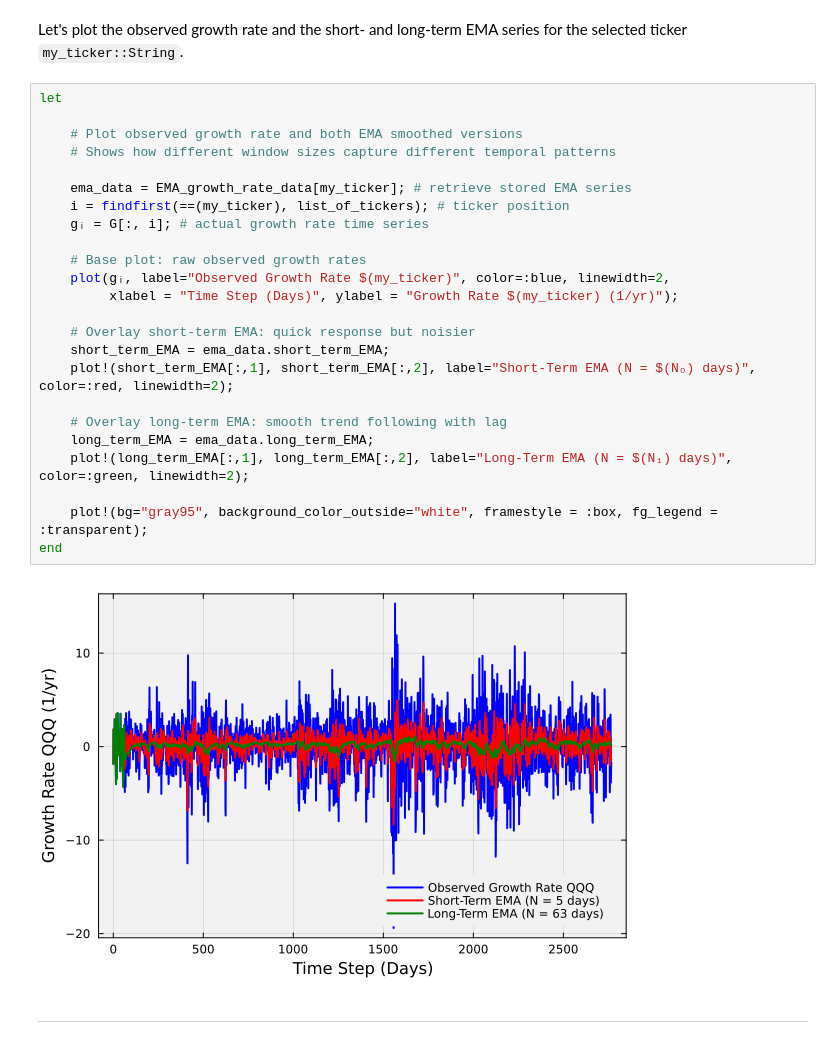
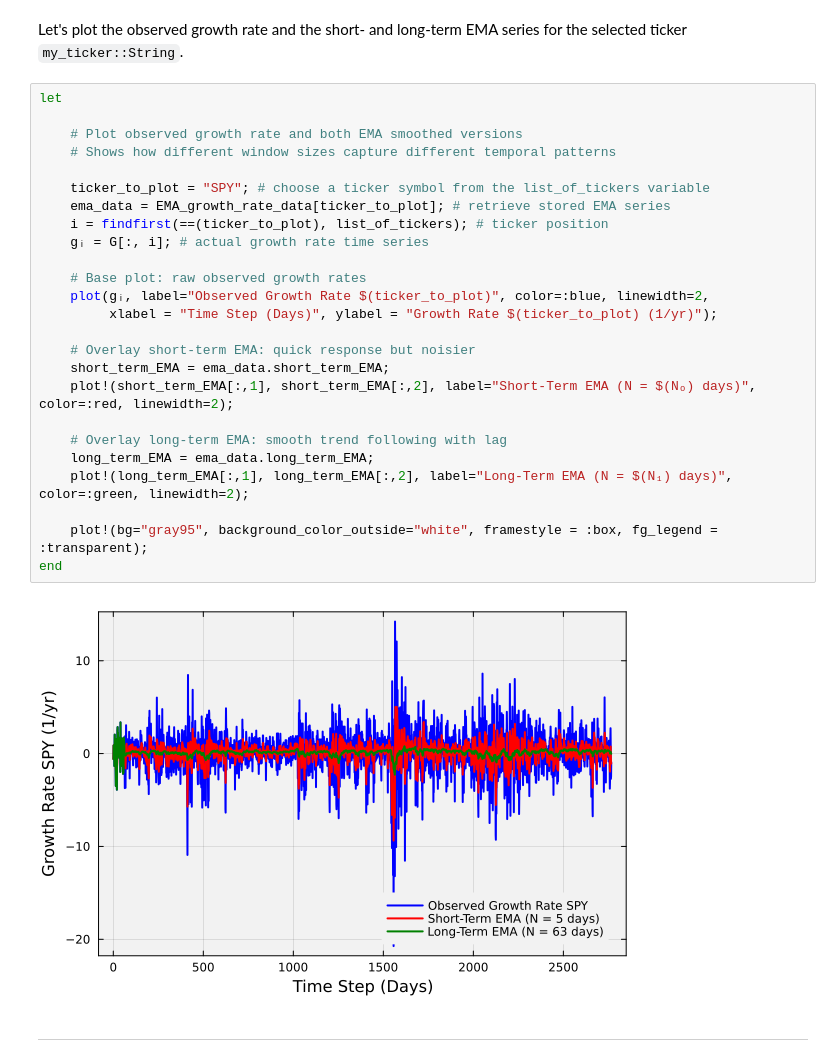
Before and after one commit to EvoTW-source/CHEME-5820-Labs-Spring-2026, a Jupyter notebook: labs/week-4/L4d/CHEME-5820-L4d-Lab-Solution-KernelRegression-Spring-2026.ipynb, the cells around one changed output. Cells and saved outputs as stored; diff of their text form.

```diff
--- a/labs/week-4/L4d/CHEME-5820-L4d-Lab-Solution-KernelRegression-Spring-2026.ipynb
+++ b/labs/week-4/L4d/CHEME-5820-L4d-Lab-Solution-KernelRegression-Spring-2026.ipynb
@@ -252,29 +252,30 @@ Let's plot the observed growth rate and the short- and long-term EMA series for
 # %%
 let
 
     # Plot observed growth rate and both EMA smoothed versions
     # Shows how different window sizes capture different temporal patterns
 
-    ema_data = EMA_growth_rate_data[my_ticker]; # retrieve stored EMA series
-    i = findfirst(==(my_ticker), list_of_tickers); # ticker position
+    ticker_to_plot = "SPY"; # choose a ticker symbol from the list_of_tickers variable
+    ema_data = EMA_growth_rate_data[ticker_to_plot]; # retrieve stored EMA series
+    i = findfirst(==(ticker_to_plot), list_of_tickers); # ticker position
     gᵢ = G[:, i]; # actual growth rate time series
 
     # Base plot: raw observed growth rates
-    plot(gᵢ, label="Observed Growth Rate $(my_ticker)", color=:blue, linewidth=2,
-         xlabel = "Time Step (Days)", ylabel = "Growth Rate $(my_ticker) (1/yr)");
+    plot(gᵢ, label="Observed Growth Rate $(ticker_to_plot)", color=:blue, linewidth=2,
+         xlabel = "Time Step (Days)", ylabel = "Growth Rate $(ticker_to_plot) (1/yr)");
 
     # Overlay short-term EMA: quick response but noisier
     short_term_EMA = ema_data.short_term_EMA;
     plot!(short_term_EMA[:,1], short_term_EMA[:,2], label="Short-Term EMA (N = $(Nₒ) days)", color=:red, linewidth=2);
 
     # Overlay long-term EMA: smooth trend following with lag
     long_term_EMA = ema_data.long_term_EMA;
     plot!(long_term_EMA[:,1], long_term_EMA[:,2], label="Long-Term EMA (N = $(N₁) days)", color=:green, linewidth=2);
 
     plot!(bg="gray95", background_color_outside="white", framestyle = :box, fg_legend = :transparent);
 end
 # %% [output]
-[figure, old version]
+[figure, new version]
 # %% [markdown]
 ___
 # %% [markdown]
```
Also changed, not shown: parts of 17 cells of this notebook, 1 other file.
